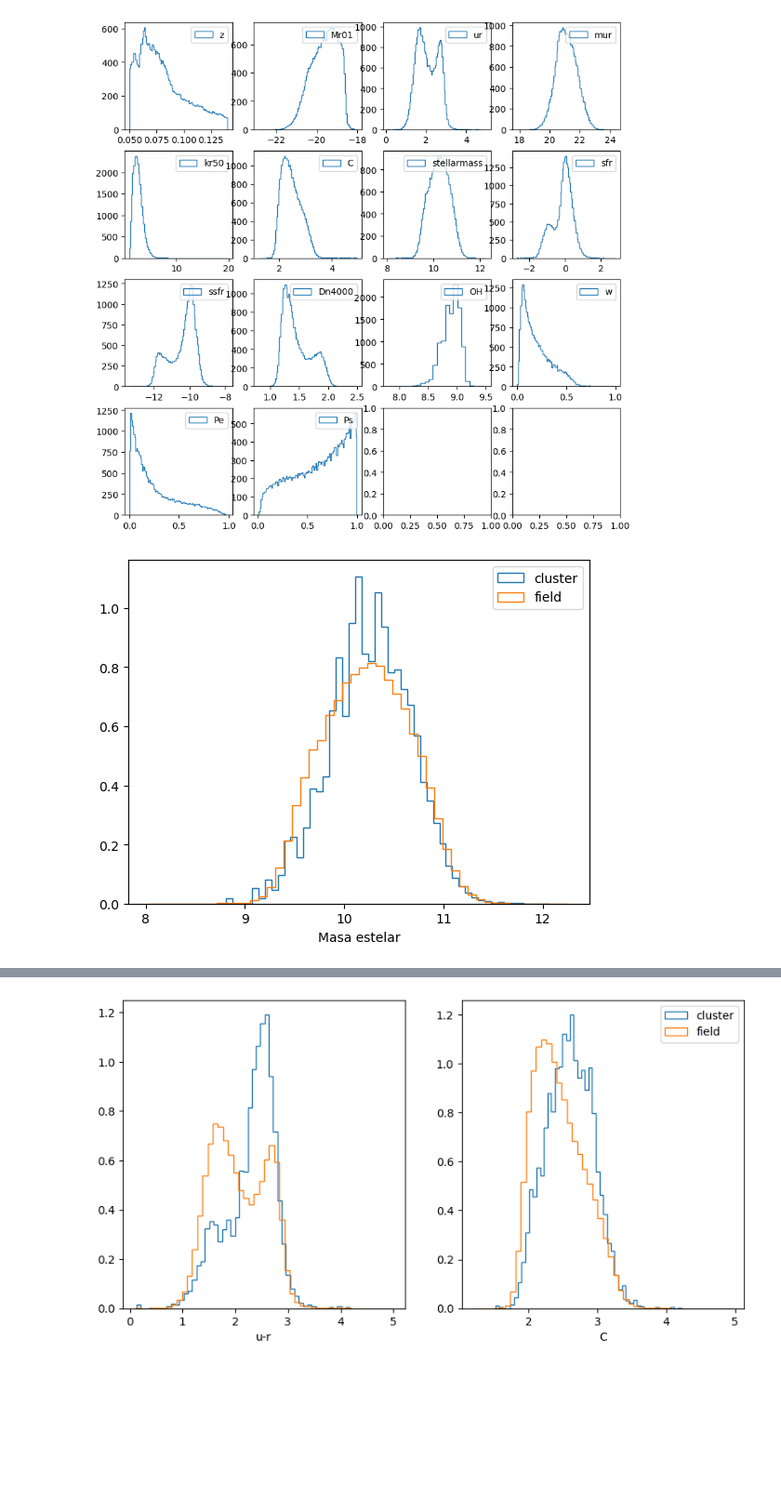
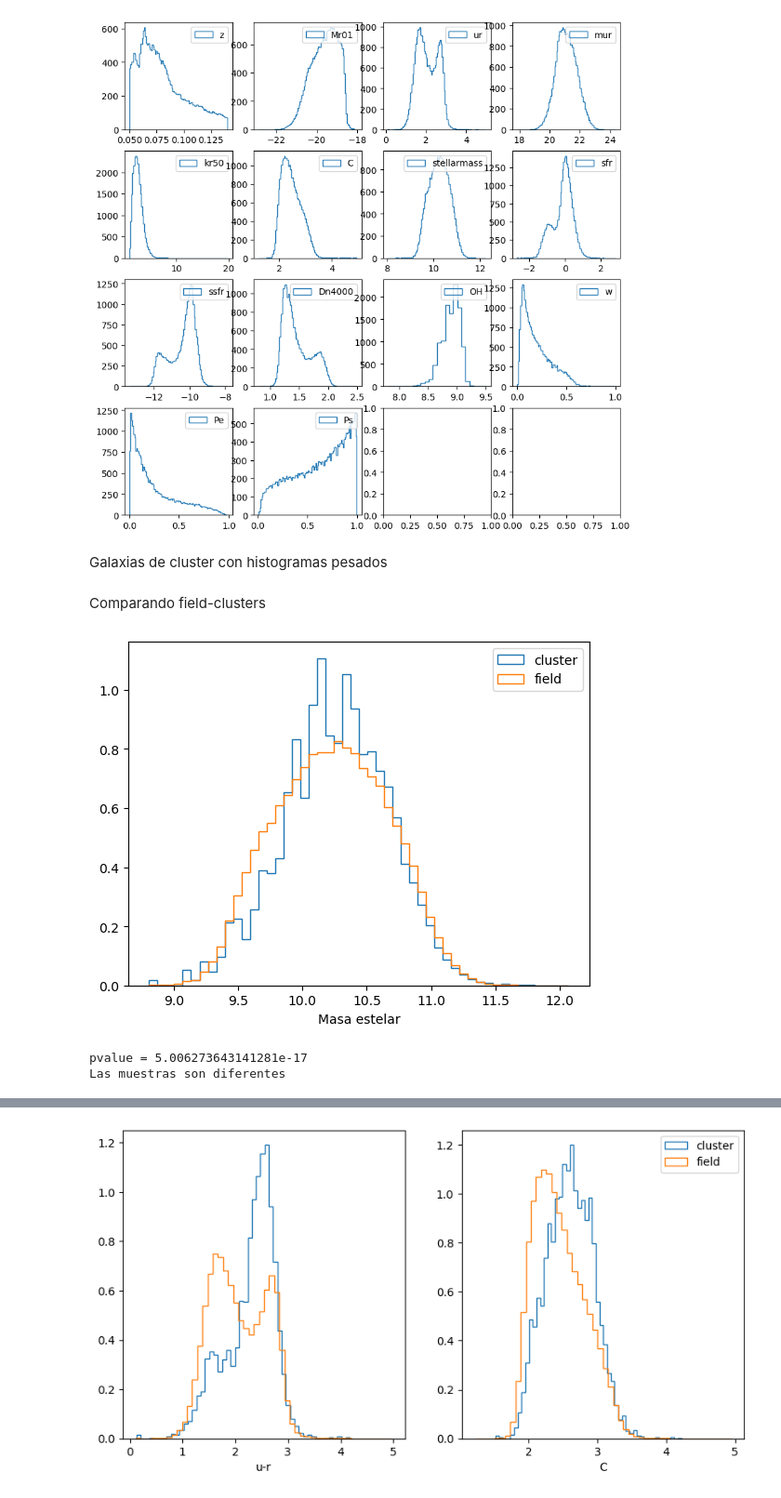
Before and after one commit to francaporaso/extragalactica, a Jupyter notebook: guia5/plots.ipynb, the cells around one changed output, grey strips where cells are left out. Shown: that part at 93% size. Drawn from its saved outputs; the diff is of its cells as text; code cells hidden in the pictures; blank space fills up the shorter version.

```diff
--- a/guia5/plots.ipynb
+++ b/guia5/plots.ipynb
@@ -7,5 +10,10 @@ import numpy as np
 # %%
 s1, s2, s3 = 'cluster', 'field', 'sim'
+# %%
+# Colores
+c_cl='C0'
+c_fie = 'C1'
+c_sa = 'C2'
 # %%
 s = {}
 
@@ -149,7 +157,7 @@ redshift_cut = 'z < 0.14 and z > 0.05'
 s_zcut = {}
 
 for k,v in s.items():
-    s_zcut[k] = v.query(redshift_cut)
+    s_zcut[k] = v.query(redshift_cut, inplace=False)
 # %%
 # redshift distributions
 
@@ -188,3 +198,5 @@ for col, ax in zip(cols,axes.flatten()):
     ax.legend(loc='upper right')
 # %% [output]
 [figure]
+# %% [markdown]
+Galaxias de cluster con histogramas pesados
@@ -191,10 +215,23 @@ for col, ax in zip(cols,axes.flatten()):
+# %% [markdown]
+Comparando field-clusters
 # %%
 
 fig, ax = plt.subplots()
-ax.hist(s_zcut['cluster']['stellarmass'], bins=50, label='cluster', histtype='step', weights=s_zcut['cluster']['w'], density=True)
-ax.hist(s_zcut['field']['stellarmass'], bins=50, label='field', histtype='step', weights=s_zcut['field']['w'], density=True)
+_, b, _ = ax.hist(s_zcut['cluster']['stellarmass'], bins=50, label='cluster', histtype='step', weights=s_zcut['cluster']['w'], density=True, color=c_cl)
+ax.hist(s_zcut['field']['stellarmass'], bins=b, label='field', histtype='step', weights=s_zcut['field']['w'], density=True, color=c_fie)
 ax.set_xlabel('Masa estelar')
 ax.legend()
 plt.show()
 # %% [output]
-[figure, old version]
+[figure, new version]
+# %%
+# son muestras similares?
+ks_res = ks_2samp(s_zcut['cluster']['stellarmass'], s_zcut['field']['stellarmass'], method='exact')
+print('pvalue =', ks_res.pvalue)
+if ks_res.pvalue > 0.05:
+    print('La información no es suficiente para rechazar la hip. nula')
+else:
+    print('Las muestras son diferentes')
+# %% [output]
+pvalue = 5.006273643141281e-17
+Las muestras son diferentes
```
Also changed, not shown: parts of 25 cells of this notebook.
